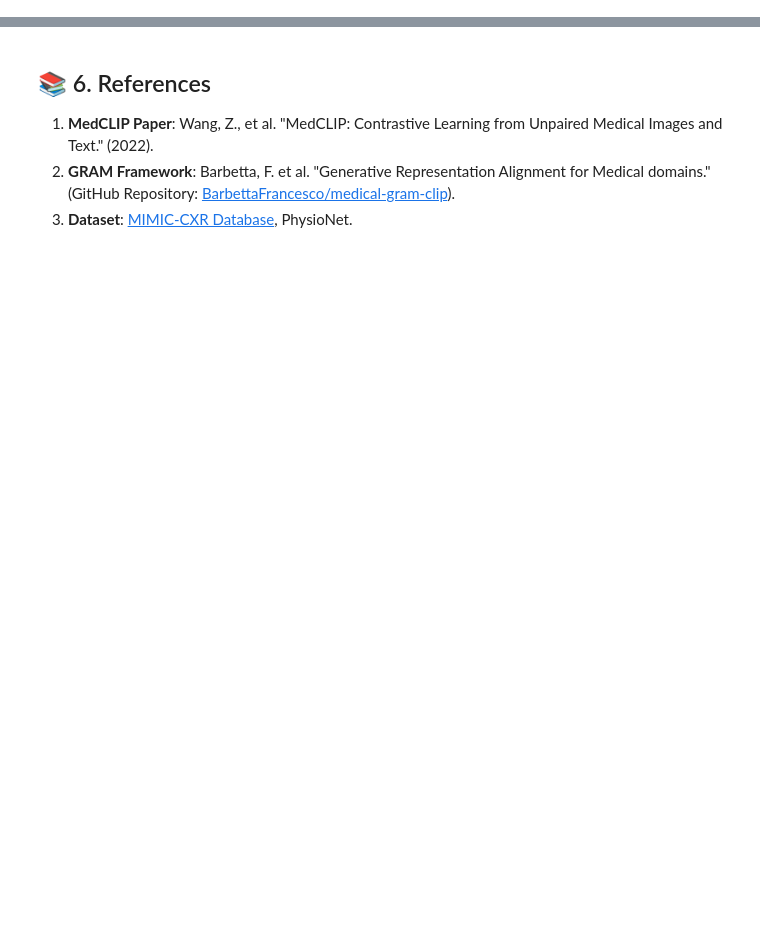
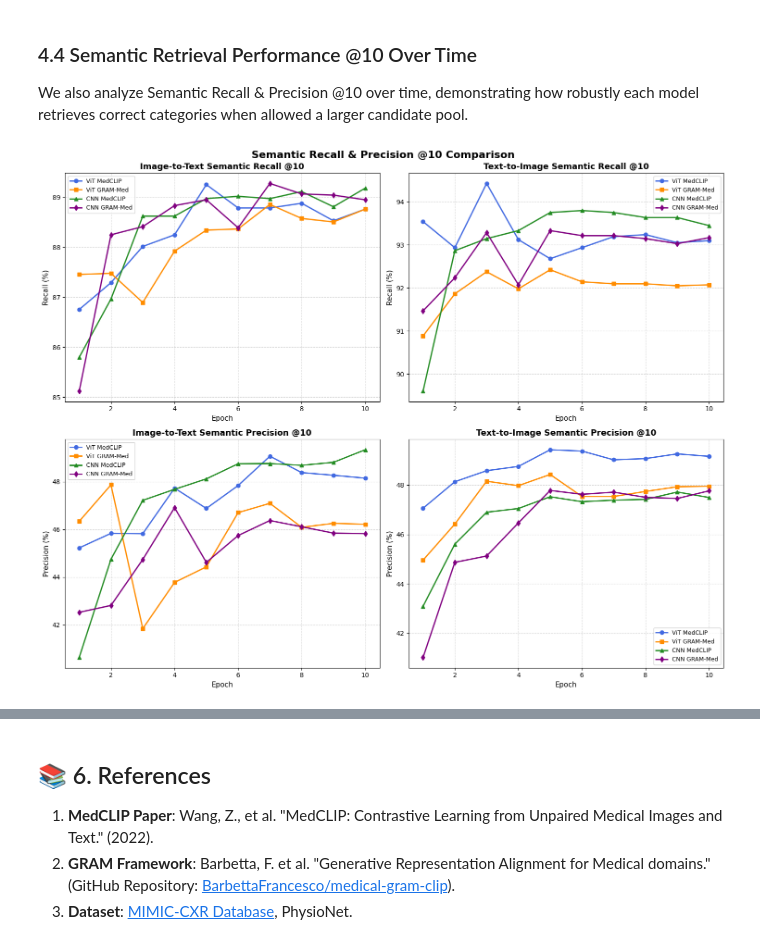
Before and after one commit to BarbettaFrancesco/medical-gram-clip, a Jupyter notebook: Clip_vs_Gramm.ipynb, the cells around one changed output, grey strips where cells are left out. Saved outputs shown, nothing was run; the diff lists cells and outputs as text; code cells hidden in the pictures; blank space fills up the shorter version.

```diff
--- a/Clip_vs_Gramm.ipynb
+++ b/Clip_vs_Gramm.ipynb
@@ -1281,0 +1224,41 @@ if loaded_successfully:
+# %% [markdown]
+### 4.4 Semantic Retrieval Performance @10 Over Time
+We also analyze Semantic Recall & Precision @10 over time, demonstrating how robustly each model retrieves correct categories when allowed a larger candidate pool.
+# %%
+if loaded_successfully:
+    fig, axs = plt.subplots(2, 2, figsize=(15, 12))
+
+    styles = {
+        "vit_medclip": {"label": "ViT MedCLIP", "color": "royalblue", "marker": "o"},
+        "vit_gram": {"label": "ViT GRAM-Med", "color": "darkorange", "marker": "s"},
+        "cnn_medclip": {"label": "CNN MedCLIP", "color": "forestgreen", "marker": "^"},
+        "cnn_gram": {"label": "CNN GRAM-Med", "color": "purple", "marker": "d"}
+    }
+
+    grid = [
+        {"ax": axs[0, 0], "key": "i2t_SemR@10", "title": "Image-to-Text Semantic Recall @10", "ylabel": "Recall (%)"},
+        {"ax": axs[0, 1], "key": "t2i_SemR@10", "title": "Text-to-Image Semantic Recall @10", "ylabel": "Recall (%)"},
+        {"ax": axs[1, 0], "key": "i2t_SemP@10", "title": "Image-to-Text Semantic Precision @10", "ylabel": "Precision (%)"},
+        {"ax": axs[1, 1], "key": "t2i_SemP@10", "title": "Text-to-Image Semantic Precision @10", "ylabel": "Precision (%)"}
+    ]
+
+    for item in grid:
+        ax = item["ax"]
+        key = item["key"]
+        for model_key, style in styles.items():
+            if model_key in histories:
+                epochs = [x["epoch"] for x in histories[model_key]]
+                values = [x.get(key, 0.0) * 100 for x in histories[model_key]]
+                ax.plot(epochs, values, label=style["label"], color=style["color"],
+                        marker=style["marker"], linewidth=2, markersize=6)
+        ax.set_title(item["title"], fontsize=13, fontweight='bold')
+        ax.set_xlabel("Epoch", fontsize=11)
+        ax.set_ylabel(item["ylabel"], fontsize=11)
+        ax.legend(fontsize=9)
+        ax.grid(True, linestyle="--", alpha=0.5)
+
+    plt.suptitle("Semantic Recall & Precision @10 Comparison", fontsize=16, fontweight='bold', y=0.98)
+    plt.tight_layout()
+    plt.show()
+# %% [output]
+[figure, added]
```
Also changed, not shown: parts of 59 cells of this notebook, 12 other files.
